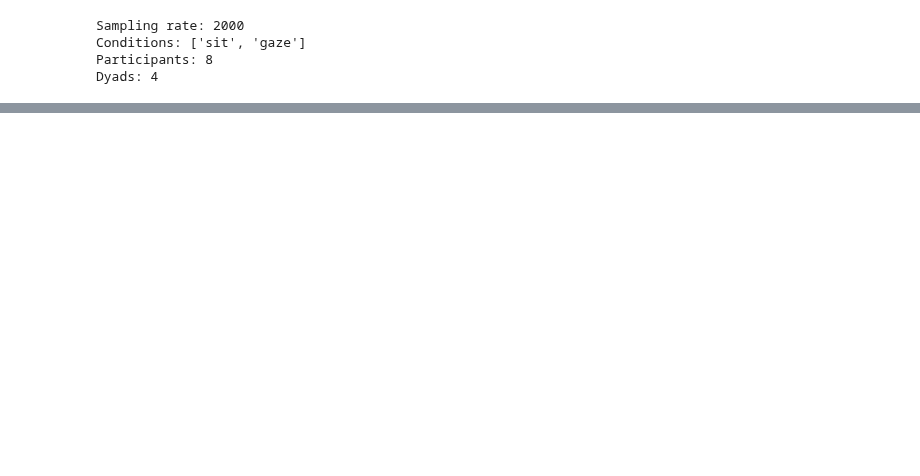
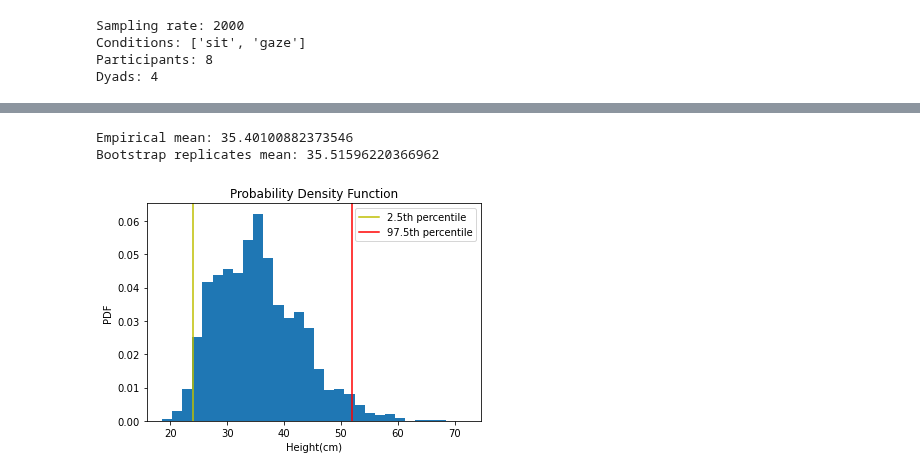
Before and after one commit to visserle/two-hearts, a Jupyter notebook: 03_heartrates.ipynb, the cells around one changed output, grey strips where cells are left out. Saved outputs shown, nothing was run; the diff lists cells and outputs as text; code cells hidden in the pictures; blank space fills up the shorter version.

```diff
--- a/03_heartrates.ipynb
+++ b/03_heartrates.ipynb
@@ -207,0 +253,22 @@ Cohens d RMSSD: -0.084
+# %%
+# Sanity check
+# Print the mean of bootstrap replicates
+heights_std = np.std(rmssd["sit"])
+heights_mean = np.mean(rmssd["sit"])
+
+print("Empirical mean: " + str(heights_mean))
+print("Bootstrap replicates mean: " + str(np.mean(rmssd_bs["sit"])))
+
+# Plot probability density function
+plt.hist(rmssd_bs["sit"],bins=30,density=True)
+plt.axvline(x=np.percentile(rmssd_bs["sit"],[2.5]), ymin=0, ymax=1,label='2.5th percentile',c='y')
+plt.axvline(x=np.percentile(rmssd_bs["sit"],[97.5]), ymin=0, ymax=1,label='97.5th percentile',c='r')
+plt.xlabel("Height(cm)")
+plt.ylabel("PDF")
+plt.title("Probability Density Function")
+plt.legend()
+plt.show()
+# %% [output]
+Empirical mean: 35.40100882373546
+Bootstrap replicates mean: 35.51596220366962
+[figure, added]
```
Also changed, not shown: parts of 14 cells of this notebook.
